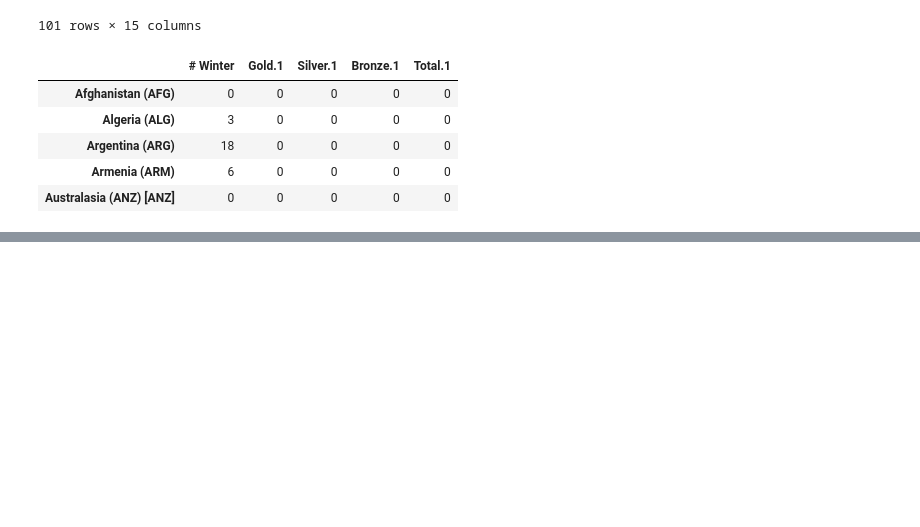
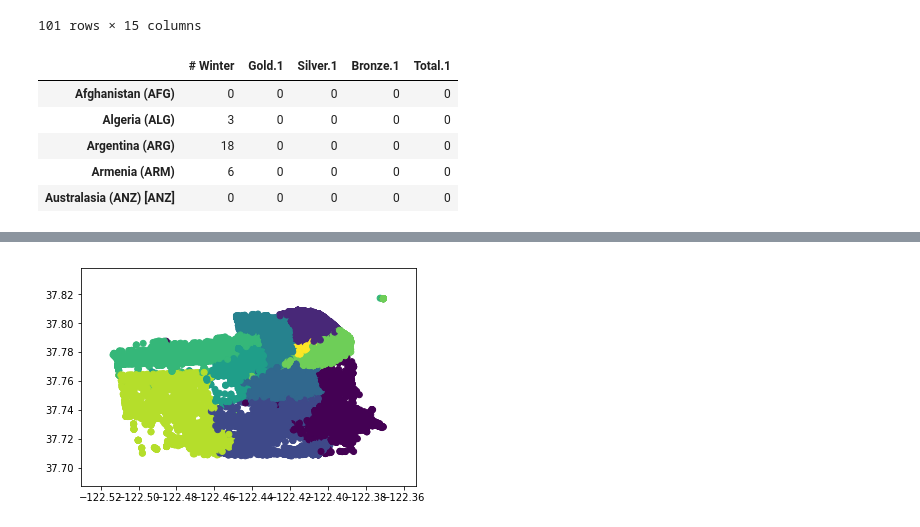
Before and after one commit to FranciscoFavela/Analisis-De-Datos-Masivos, a Jupyter notebook: Dataframes.ipynb, the cells around one changed output, grey strips where cells are left out. Saved outputs shown, nothing was run; the diff lists cells and outputs as text; code cells hidden in the pictures; blank space fills up the shorter version.

```diff
--- a/Dataframes.ipynb
+++ b/Dataframes.ipynb
@@ -342,0 +448,4 @@ invierno.head()
+# %%
+pd_districts = np.unique(SF['PdDistrict'])
+pd_districts_levels = dict(zip(pd_districts, range(len(pd_districts))))
+pd_districts_levels
@@ -342,0 +463,7 @@ invierno.head()
+# %%
+SF['PdDistrictCode'] = SF['PdDistrict'].apply(lambda row: pd_districts_levels[row])
+# %%
+plt.scatter(SF['X'], SF['Y'], c=SF['PdDistrictCode'])
+plt.show()
+# %% [output]
+[figure, added]
```
Also changed, not shown: parts of 22 cells of this notebook, 1 other file.
